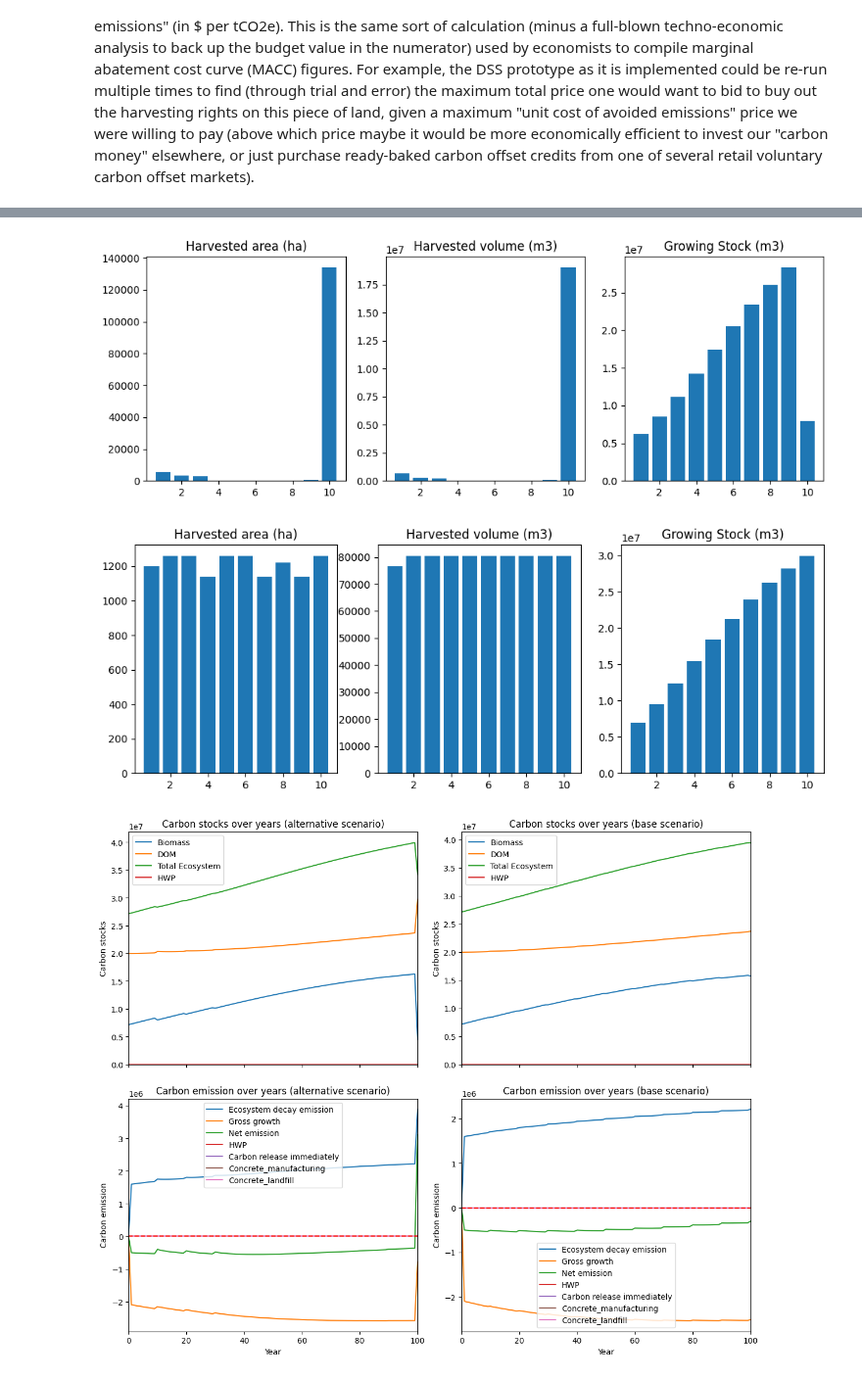
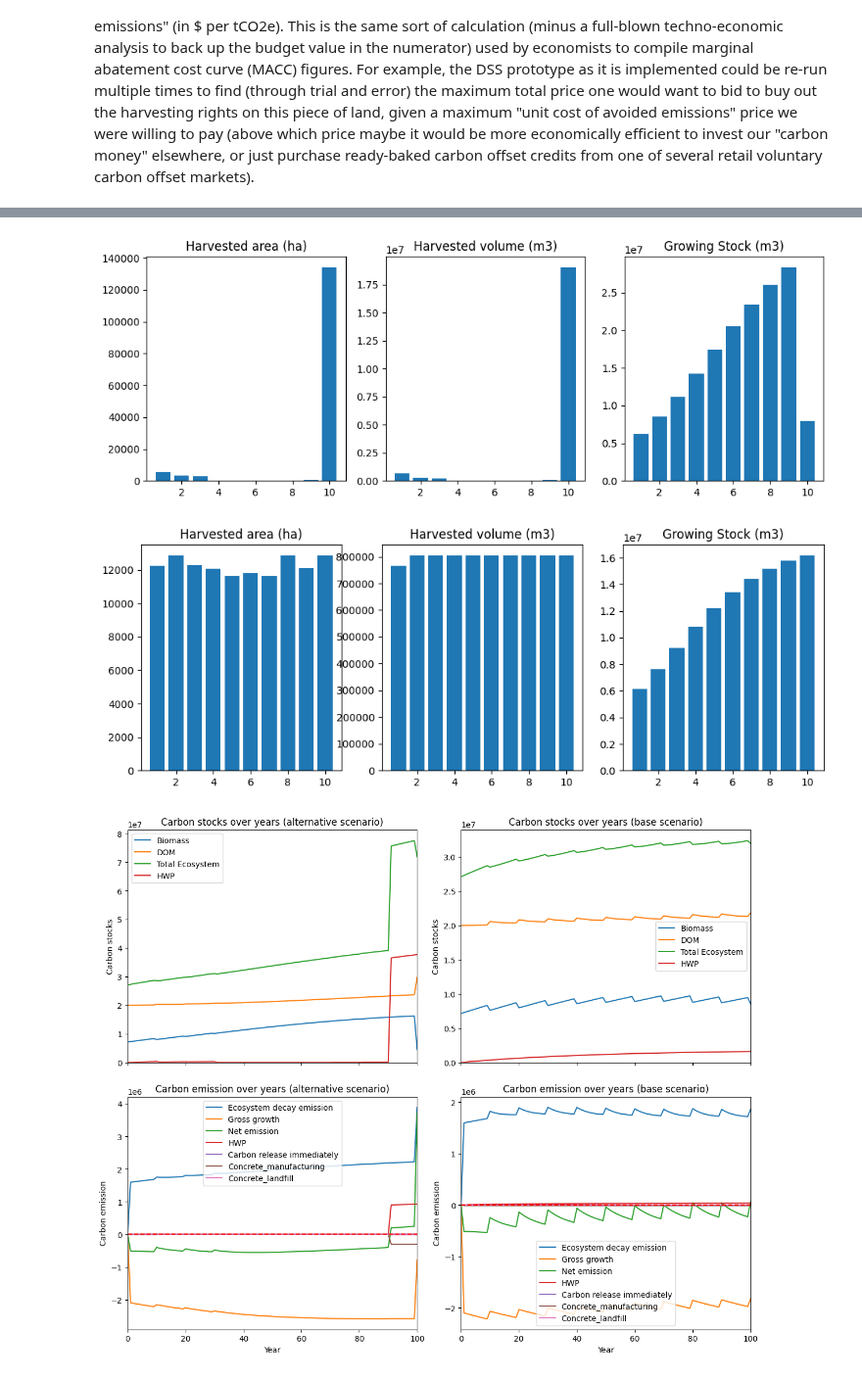
Before and after one commit to UBC-FRESH/nbds_mining, a Jupyter notebook: 02_dss_opt_goldenbear_max_harvest.ipynb, the cells around one changed output, grey strips where cells are left out. Shown at 98% size. Saved outputs shown, nothing was run; the diff lists cells and outputs as text; code cells hidden in the pictures.

Commit message:
sucessfully implement max harvest and min area scenarios

```diff
--- a/02_dss_opt_goldenbear_max_harvest.ipynb
+++ b/02_dss_opt_goldenbear_max_harvest.ipynb
@@ -77,5 +82,5 @@ else:
 # %%
-max_harvest = widgets.FloatSlider(min=0, max=1, step=0.05, description='Max_harvest:', value=0)
+max_harvest = widgets.FloatSlider(min=0, max=1, step=0.05, description='Max_harvest:', value=0.1)
 budget_input = widgets.FloatText(
     value=10000000,
     description='Budget:',
@@ -88,7 +93,7 @@ FloatText(value=10000000.0, description='Budget:')
 def select_scenario(scenario_name):
     print(f"Selected scenario: {scenario_name}")
 scenario_dropdown = widgets.Dropdown(
-    options=['test', 'no_cons', 'bau_gldbr'],
+    options=['test', 'no_cons', 'bau_redchrs'],
     value='no_cons',
     description='Scenario:'
 )
@@ -96,3 +101,13 @@ display(scenario_dropdown)
 scenario_dropdown.observe(lambda change: select_scenario(change['new']), names='value')
 # %% [output]
 [interactive output not drawn]
+# %%
+def select_obj(obj_mode):
+    print(f"Selected scenario: {obj_mode}")
+obj_dropdown = widgets.Dropdown(
+    options=['max_hv', 'min_ha'],
+    value='max_hv',
+    description='Objective:'
+)
+display(obj_dropdown)
+obj_dropdown.observe(lambda change: select_obj(change['new']), names='value')
@@ -103,6 +120,7 @@ if displacement_effect != 0:
 max_harvest = max_harvest.value
 budget_input = budget_input.value
 scenario_name = scenario_dropdown.value
+obj_mode = obj_dropdown.value
 # %%
 fm = ws3.forest.ForestModel(model_name='goldenbear',
                             model_path='./data/woodstock_model_files_goldenbear',
@@ -137,7 +155,7 @@ fm.reset()
 # %%
 Start = time.time()
 
-results_scenarios(fm, clt_percentage, credibility, budget_input, n_steps, max_harvest, scenario_name, displacement_effect, hwp_pool_effect_value, release_immediately_value, case_study)
+results_scenarios(fm, clt_percentage, credibility, budget_input, n_steps, max_harvest, scenario_name, displacement_effect, hwp_pool_effect_value, release_immediately_value, case_study, obj_mode, output_csv_path, output_pdf_path)
 
 print('It took', round((time.time() - Start) / 60, 1), "minutes to run this script.")
 # %% [output]
@@ -159,5 +177,5 @@ Coefficient statistics:
 
 [101 rows x 7 columns]
 [figure]
-[figure, old version]
+[figure, new version]
-[figure, old version]
+[figure, new version]
```
Also changed, not shown: parts of 10 cells of this notebook, 27 other files.
